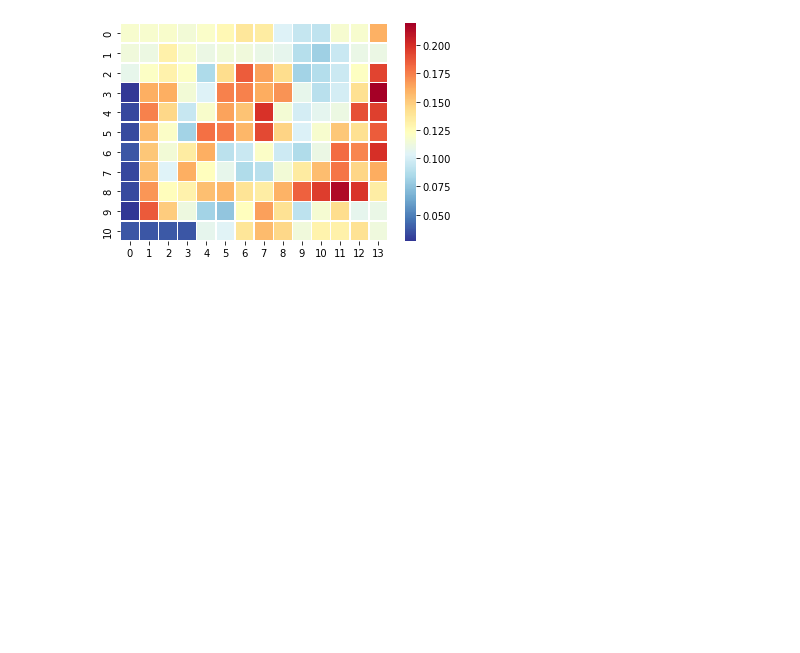
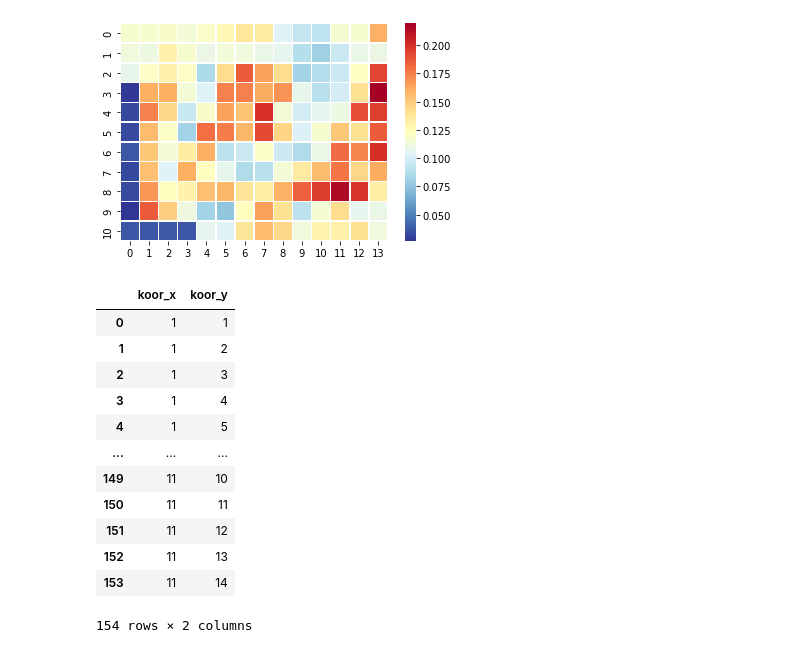
Before and after one commit to yfhkucing/experiment_bms, a Jupyter notebook: visualisasi_vxvy_154.ipynb, the cells around one changed output. Saved outputs shown, nothing was run; the diff lists cells and outputs as text; code cells hidden in the pictures; blank space fills up the shorter version.

```diff
--- a/visualisasi_vxvy_154.ipynb
+++ b/visualisasi_vxvy_154.ipynb
@@ -160,4 +146,20 @@ plt.show()
 # %% [output]
 [figure]
 # %%
-df_koor = pd.read_excel('data_model.xlsx',sheet_name='koordinat_154')
+df_koor = pd.read_excel('data_model.xlsx',sheet_name='koordinat_154_aktual')
+# %%
+df_koor
+# %% [output]
+|  | koor_x | koor_y |
+| 0 | 1 | 1 |
+| 1 | 1 | 2 |
+| 2 | 1 | 3 |
+| 3 | 1 | 4 |
+| 4 | 1 | 5 |
+| ... | ... | ... |
+| 149 | 11 | 10 |
+| 150 | 11 | 11 |
+| 151 | 11 | 12 |
+| 152 | 11 | 13 |
+| 153 | 11 | 14 |
+154 rows × 2 columns
```
Also changed, not shown: parts of 24 cells of this notebook.
